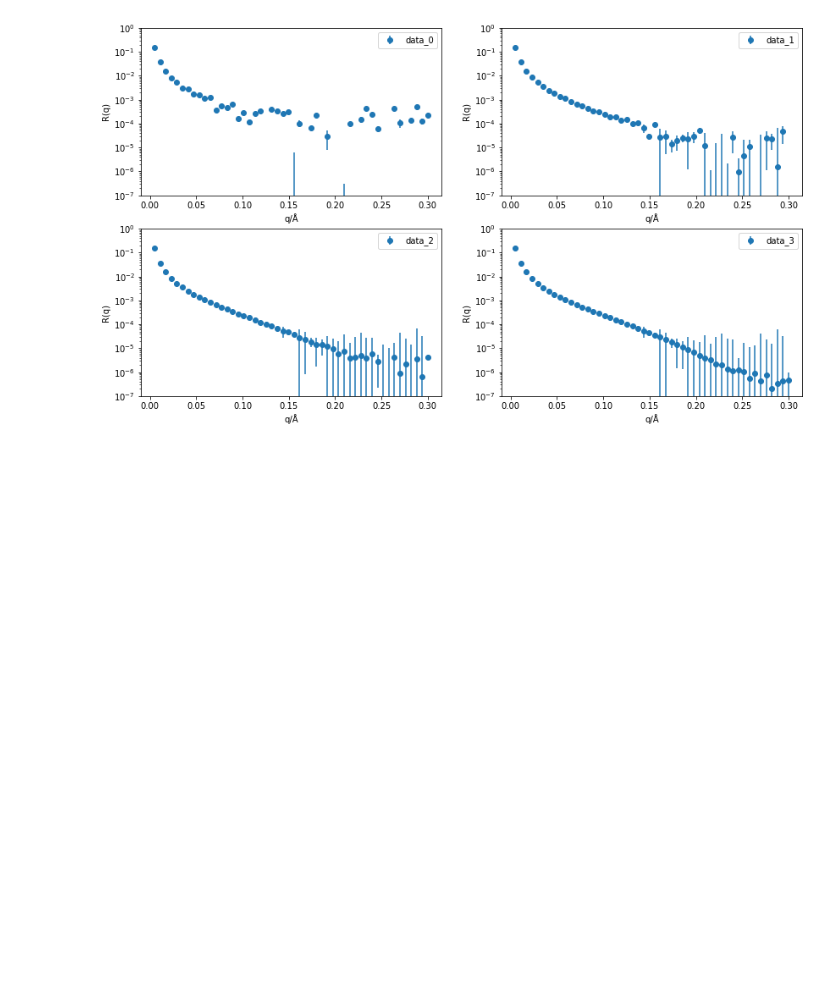
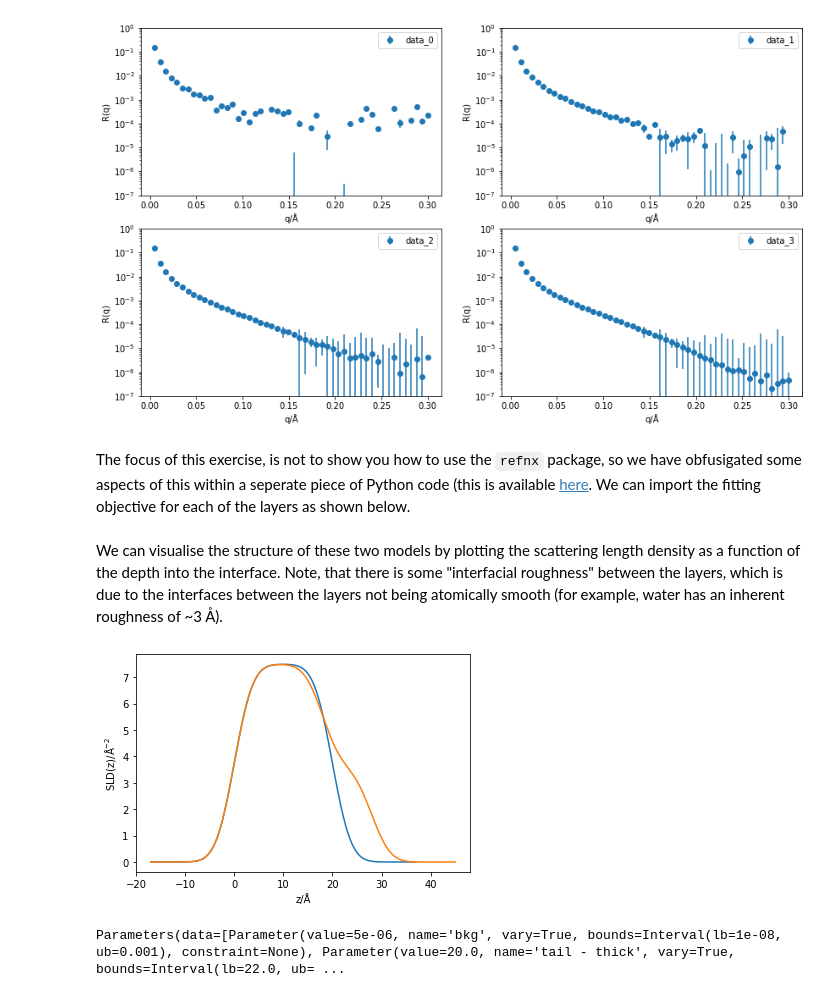
Before and after one commit to arm61/trad_ml_methods, a Jupyter notebook: bayes_exercise.ipynb, the cells around one changed output. Cells and saved outputs as stored; diff of their text form; code cells hidden in the pictures; blank space fills up the shorter version.

```diff
--- a/bayes_exercise.ipynb
+++ b/bayes_exercise.ipynb
@@ -31,3 +31,24 @@ for i in [0, 1, 2, 3]:
 plt.show()
 # %% [output]
 [figure]
+# %% [markdown]
+The focus of this exercise, is not to show you how to use the `refnx` package, so we have obfusigated some aspects of this within a seperate piece of Python code (this is available [here](./refnx_imports.py).
+We can import the fitting objective for each of the layers as shown below.
+# %%
+objective1 = one_layer(data[0])
+objective2 = two_layer(data[0])
+# %% [markdown]
+We can visualise the structure of these two models by plotting the scattering length density as a function of the depth into the interface.
+Note, that there is some "interfacial roughness" between the layers, which is due to the interfaces between the layers not being atomically smooth (for example, water has an inherent roughness of ~3 Å).
+# %%
+plt.plot(*objective1.model.structure.sld_profile(), label='One layer')
+plt.plot(*objective2.model.structure.sld_profile(), label='Two layer')
+plt.xlabel('z/Å')
+plt.ylabel('SLD(z)/Å$^{-2}$')
+plt.show()
+# %% [output]
+[figure, added]
+# %%
+objective1.varying_parameters()
+# %% [output]
+Parameters(data=[Parameter(value=5e-06, name='bkg', vary=True, bounds=Interval(lb=1e-08, ub=0.001), constraint=None), Parameter(value=20.0, name='tail - thick', vary=True, bounds=Interval(lb=22.0, ub= ...
```
Also changed, not shown: 2 other files.
